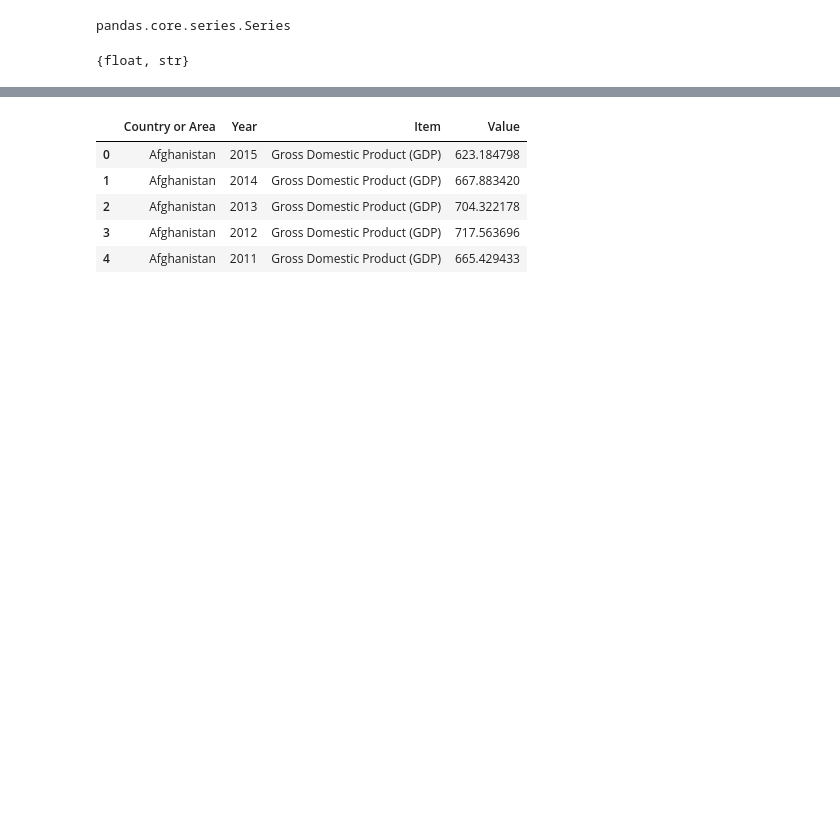
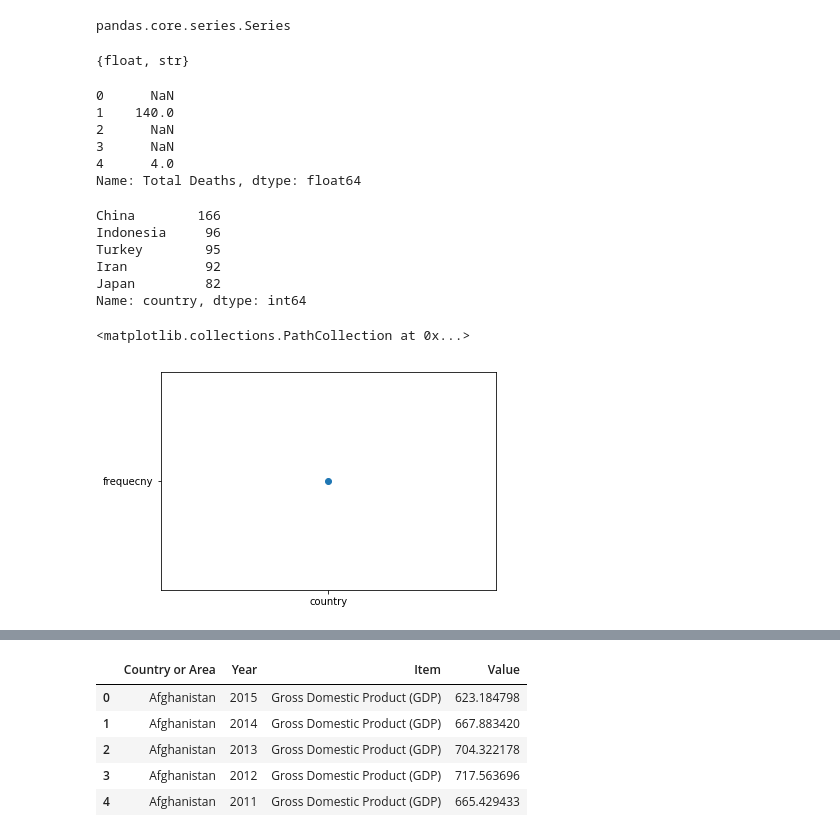
Before and after one commit to smitamisra/StrikingRobo_Earthquakes, a Jupyter notebook: DG_DQ3.ipynb, the cells around one changed output, grey strips where cells are left out. Saved outputs shown, nothing was run; the diff lists cells and outputs as text; code cells hidden in the pictures; blank space fills up the shorter version.

```diff
--- a/DG_DQ3.ipynb
+++ b/DG_DQ3.ipynb
@@ -405,0 +264,9 @@ d_types
+# %%
+earthquake_df['Total Deaths'].head()
+# %% [output]
+0      NaN
+1    140.0
+2      NaN
+3      NaN
+4      4.0
+Name: Total Deaths, dtype: float64
@@ -405,0 +277,14 @@ d_types
+# %%
+frequency.head()
+# %% [output]
+China        166
+Indonesia     96
+Turkey        95
+Iran          92
+Japan         82
+Name: country, dtype: int64
+# %%
+plt.scatter('country', 'frequecny')
+# %% [output]
+<matplotlib.collections.PathCollection at 0x...>
+[figure, added]
```
Also changed, not shown: parts of 84 cells of this notebook, 9 other files.
